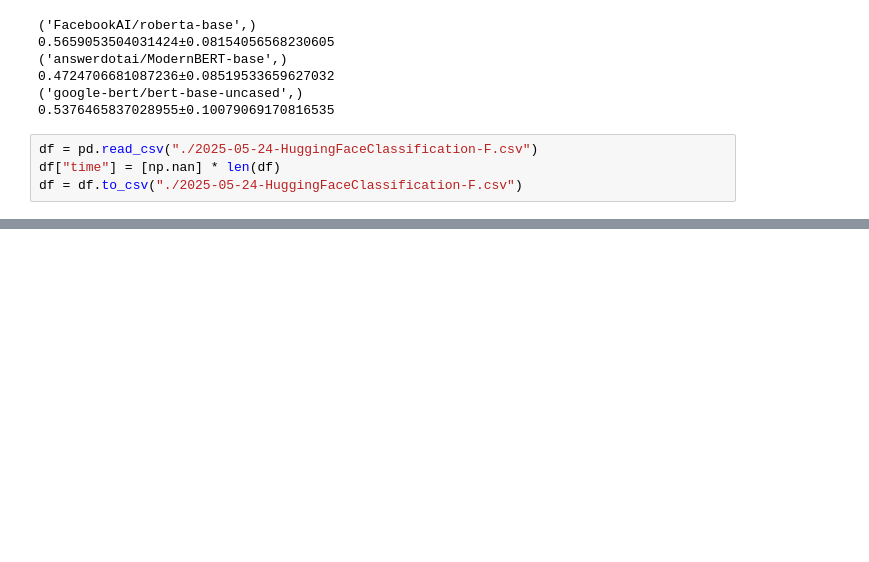
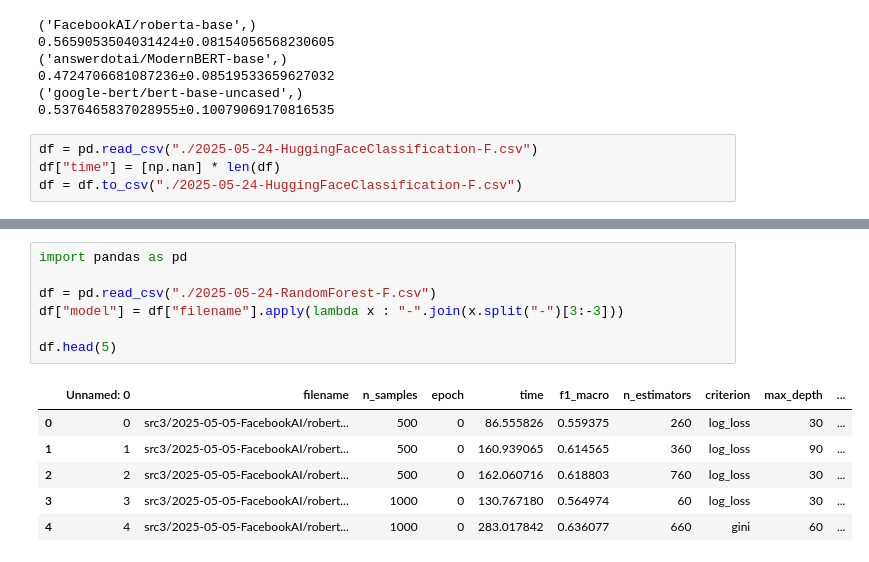
Before and after one commit to AXLMRIN/active-tigger-model-dev, a Jupyter notebook: src3/results/interpretation.ipynb, the cells around one changed output, grey strips where cells are left out. Saved outputs shown, nothing was run; the diff lists cells and outputs as text; blank space fills up the shorter version.

```diff
--- a/src3/results/interpretation.ipynb
+++ b/src3/results/interpretation.ipynb
@@ -369,0 +379,14 @@ for filename, sub_df in df.groupby("filename"):
+# %%
+import pandas as pd
+
+df = pd.read_csv("./2025-05-24-RandomForest-F.csv")
+df["model"] = df["filename"].apply(lambda x : "-".join(x.split("-")[3:-3]))
+
+df.head(5)
+# %% [output]
+|  | Unnamed: 0 | filename | n_samples | epoch | time | f1_macro | n_estimators | criterion | max_depth | ... |
+| 0 | 0 | src3/2025-05-05-FacebookAI/robert... | 500 | 0 | 86.555826 | 0.559375 | 260 | log_loss | 30 | ... |
+| 1 | 1 | src3/2025-05-05-FacebookAI/robert... | 500 | 0 | 160.939065 | 0.614565 | 360 | log_loss | 90 | ... |
+| 2 | 2 | src3/2025-05-05-FacebookAI/robert... | 500 | 0 | 162.060716 | 0.618803 | 760 | log_loss | 30 | ... |
+| 3 | 3 | src3/2025-05-05-FacebookAI/robert... | 1000 | 0 | 130.767180 | 0.564974 | 60 | log_loss | 30 | ... |
+| 4 | 4 | src3/2025-05-05-FacebookAI/robert... | 1000 | 0 | 283.017842 | 0.636077 | 660 | gini | 60 | ... |
```
Also changed, not shown: parts of 2 cells of this notebook, 5 other files.
